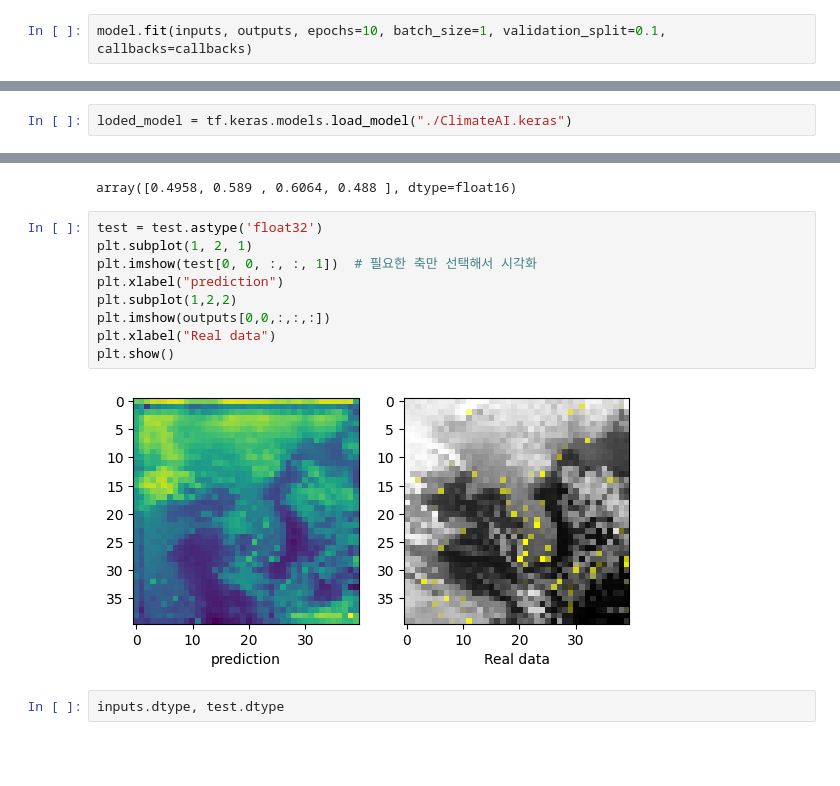
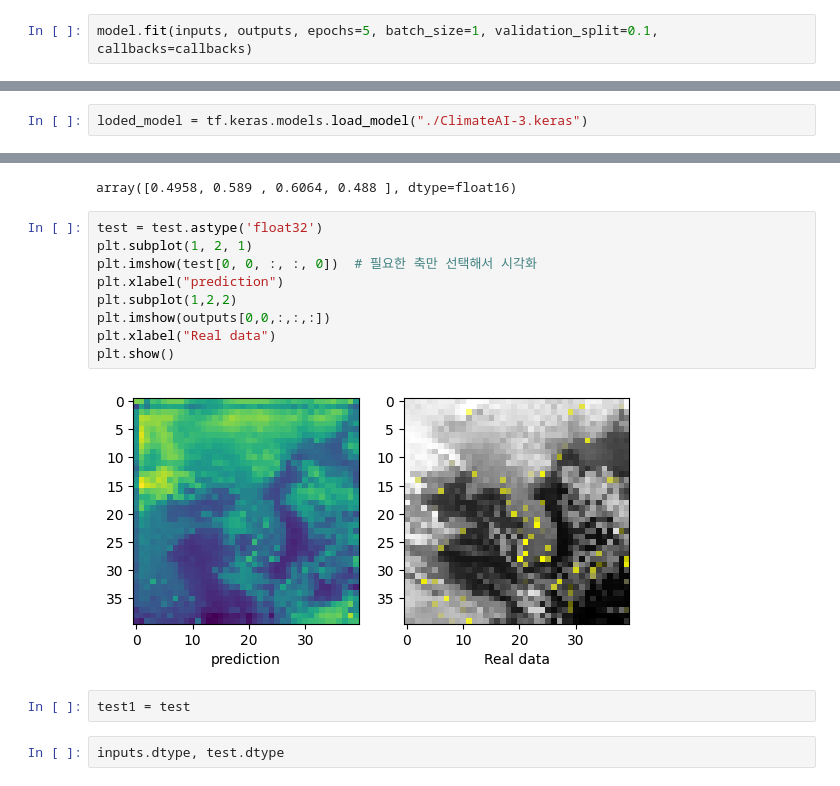
Before and after one commit to LOOPARAM/-Climate-Prediction-AI, a Jupyter notebook: Main/ClimateAI.ipynb, the cells around one changed output, grey strips where cells are left out. Cells and saved outputs as stored; diff of their text form; blank space fills up the shorter version.

```diff
--- a/Main/ClimateAI.ipynb
+++ b/Main/ClimateAI.ipynb
@@ -147,5 +147,5 @@ Model: "sequential_2"
 # %% [markdown]
 # Train
 # %%
-model.fit(inputs, outputs, epochs=10, batch_size=1, validation_split=0.1, callbacks=callbacks)
+model.fit(inputs, outputs, epochs=5, batch_size=1, validation_split=0.1, callbacks=callbacks)
 # %% [output]
@@ -168,6 +162,6 @@ Epoch 8/10
 <keras.src.callbacks.history.History at 0x...>
 # %%
-loded_model = tf.keras.models.load_model("./ClimateAI.keras")
+loded_model = tf.keras.models.load_model("./ClimateAI-3.keras")
 # %%
 test = loded_model.predict(inputs)
 # %% [output]
@@ -193,14 +187,16 @@ array([0.4958, 0.589 , 0.6064, 0.488 ], dtype=float16)
 # %%
 test = test.astype('float32')
 plt.subplot(1, 2, 1)
-plt.imshow(test[0, 0, :, :, 1])  # 필요한 축만 선택해서 시각화
+plt.imshow(test[0, 0, :, :, 0])  # 필요한 축만 선택해서 시각화
 plt.xlabel("prediction")
 plt.subplot(1,2,2)
 plt.imshow(outputs[0,0,:,:,:])
 plt.xlabel("Real data")
 plt.show()
 # %% [output]
-[figure, old version]
+[figure, new version]
+# %%
+test1 = test
 # %%
 inputs.dtype, test.dtype
 # %% [output]
```
Also changed, not shown: parts of 2 cells of this notebook, 4 other files.
